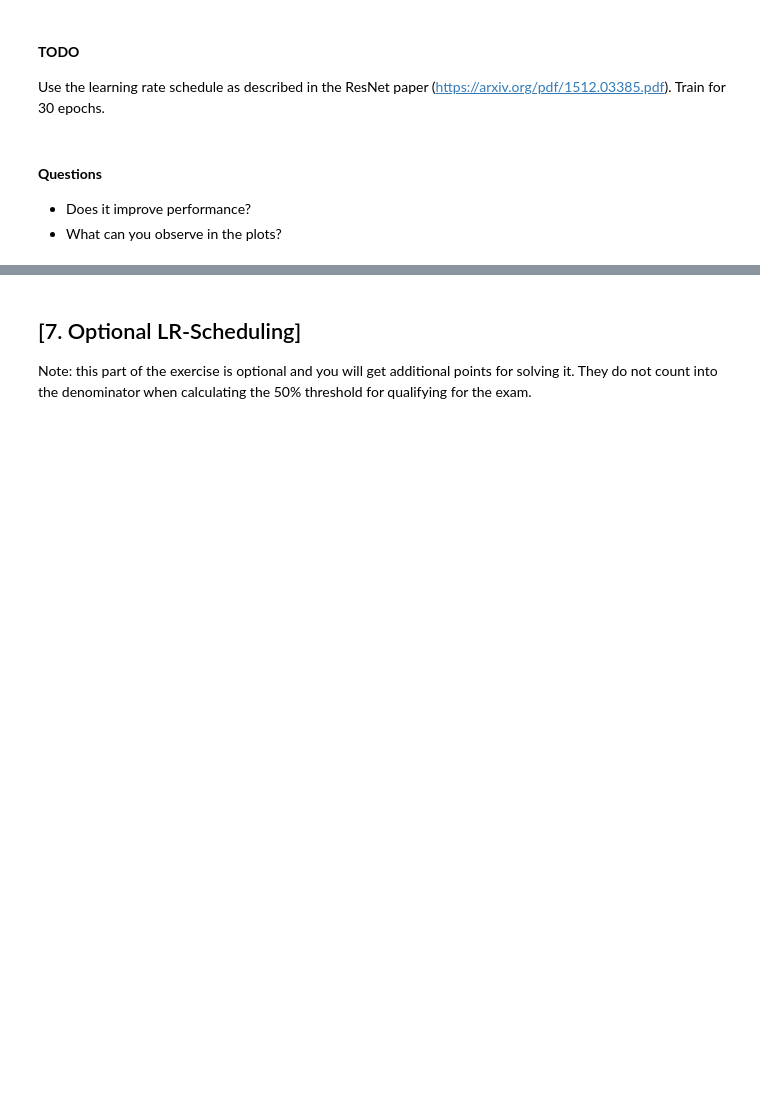
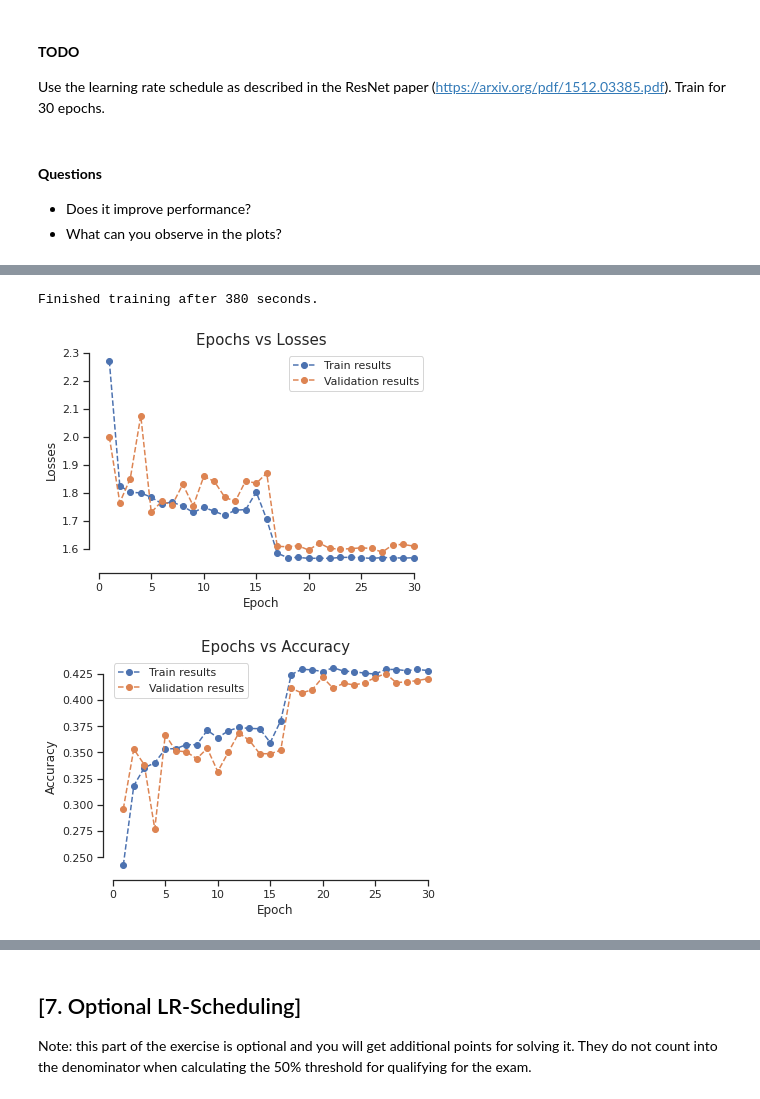
Before and after one commit to Smitpatel37/Deep-Learning-Assignments, a Jupyter notebook: Ex-3/Ex3_2022.ipynb, the cells around one changed output, grey strips where cells are left out. Saved outputs shown, nothing was run; the diff lists cells and outputs as text; code cells hidden in the pictures; blank space fills up the shorter version.

Commit message:
LR Scheduling and Transfer learning

```diff
--- a/Ex-3/Ex3_2022.ipynb
+++ b/Ex-3/Ex3_2022.ipynb
@@ -625,0 +688,12 @@ Use the learning rate schedule as described in the ResNet paper (https://arxiv.o
+# %%
+# TODO train and plot with scheduling, optimizer, lr as in the paper.
+model = ResNet(32,3,10).to(device=device)
+optimizer = optim.Adam(model.parameters(), lr=0.1)
+loss_function = torch.nn.CrossEntropyLoss()
+scheduler = ReduceLROnPlateau(optimizer,factor=0.1)
+
+train_losses, val_losses, train_accs, val_accs, sp, cm = run_training_lr(model, optimizer, loss_function, scheduler,"ReduceLROnPlateau",device, num_epochs=30,train_dataloader=train_set, val_dataloader=val_set)
+
+plot("Epochs vs Losses", "Losses", train_losses, val_losses, yscale='linear', save_path=None, extra_pt=None, extra_pt_label=None)
+plot("Epochs vs Accuracy", "Accuracy", train_accs, val_accs, yscale='linear', save_path=None, extra_pt=None, extra_pt_label=None)
+# %% [output]
@@ -625,0 +701,3 @@ Use the learning rate schedule as described in the ResNet paper (https://arxiv.o
+Finished training after 380 seconds.
+[figure, added]
+[figure, added]
```
Also changed, not shown: parts of 33 cells of this notebook.
